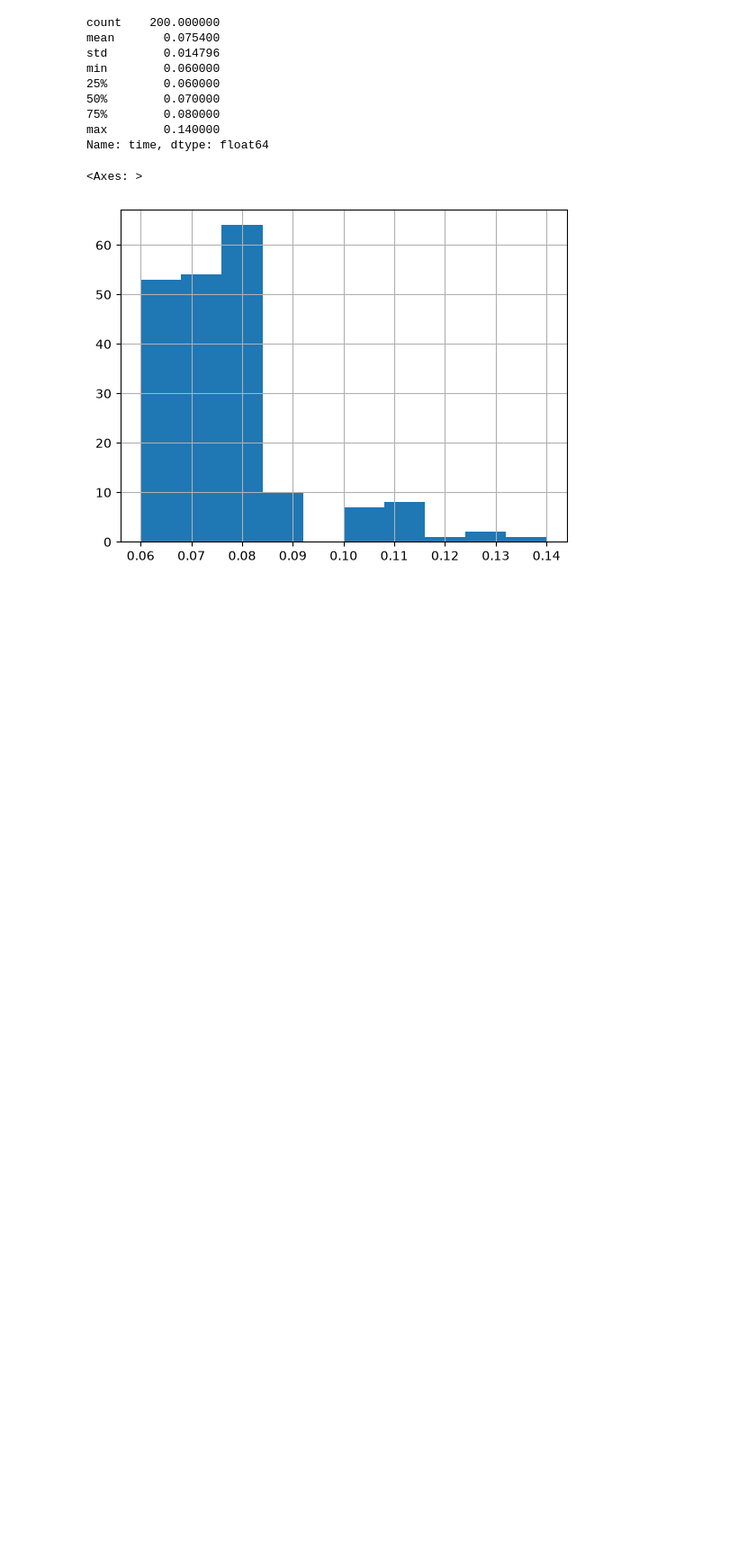
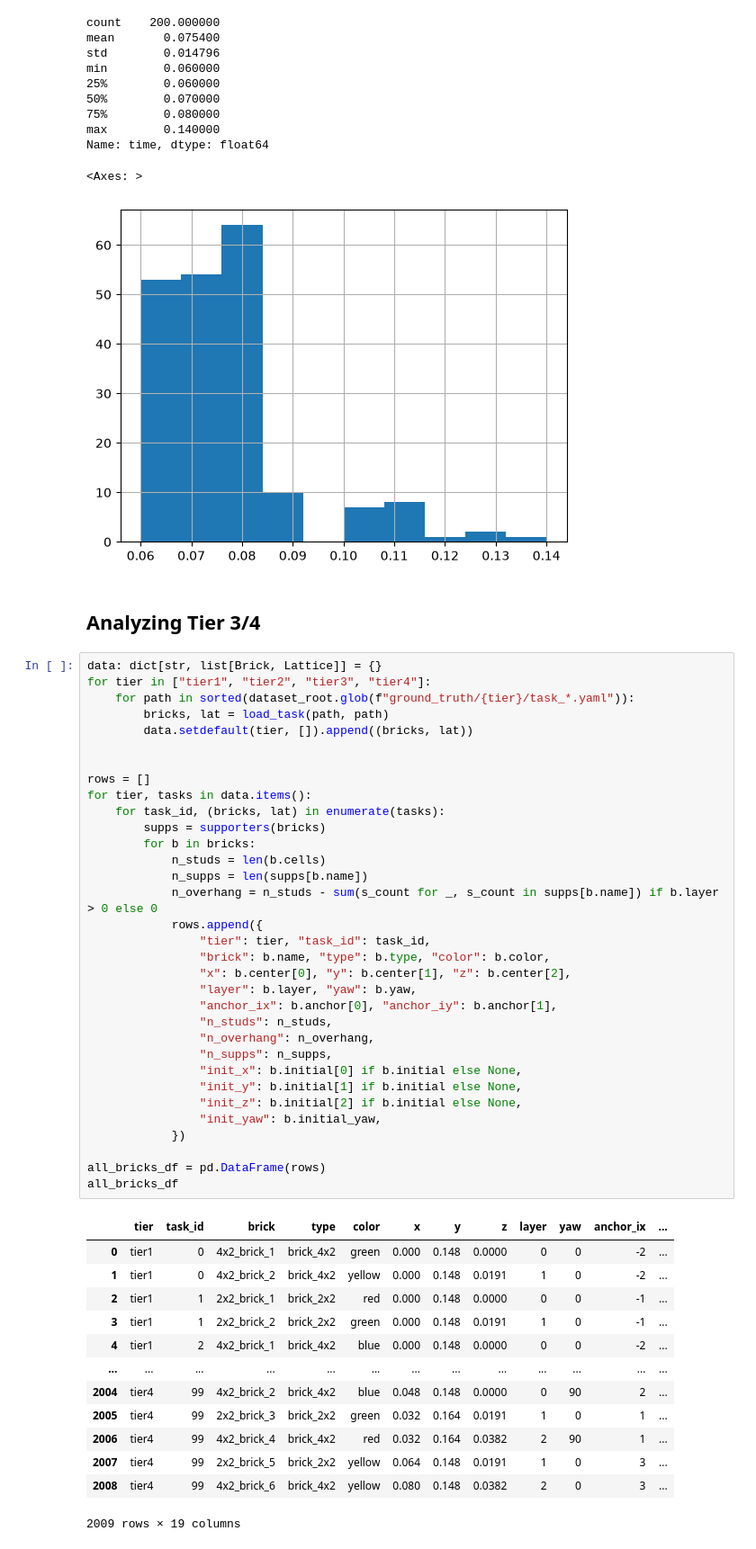
Before and after one commit to maxazv/lego-workbenchmark, a Jupyter notebook: src/analysis.ipynb, the cells around one changed output. Shown at 90% size. Drawn from its saved outputs; the diff is of its cells as text; blank space fills up the shorter version.

```diff
--- a/src/analysis.ipynb
+++ b/src/analysis.ipynb
@@ -289,3 +289,52 @@ max        0.140000
 Name: time, dtype: float64
 <Axes: >
 [figure]
+# %% [markdown]
+## Analyzing Tier 3/4
+# %%
+data: dict[str, list[Brick, Lattice]] = {}
+for tier in ["tier1", "tier2", "tier3", "tier4"]:
+    for path in sorted(dataset_root.glob(f"ground_truth/{tier}/task_*.yaml")):
+        bricks, lat = load_task(path, path)
+        data.setdefault(tier, []).append((bricks, lat))
+
+
+rows = []
+for tier, tasks in data.items():
+    for task_id, (bricks, lat) in enumerate(tasks):
+        supps = supporters(bricks)
+        for b in bricks:
+            n_studs = len(b.cells)
+            n_supps = len(supps[b.name])
+            n_overhang = n_studs - sum(s_count for _, s_count in supps[b.name]) if b.layer > 0 else 0
+            rows.append({
+                "tier": tier, "task_id": task_id,
+                "brick": b.name, "type": b.type, "color": b.color,
+                "x": b.center[0], "y": b.center[1], "z": b.center[2],
+                "layer": b.layer, "yaw": b.yaw,
+                "anchor_ix": b.anchor[0], "anchor_iy": b.anchor[1],
+                "n_studs": n_studs,
+                "n_overhang": n_overhang,
+                "n_supps": n_supps,
+                "init_x": b.initial[0] if b.initial else None,
+                "init_y": b.initial[1] if b.initial else None,
+                "init_z": b.initial[2] if b.initial else None,
+                "init_yaw": b.initial_yaw,
+            })
+
+all_bricks_df = pd.DataFrame(rows)
+all_bricks_df
+# %% [output]
+|  | tier | task_id | brick | type | color | x | y | z | layer | yaw | anchor_ix | ... |
+| 0 | tier1 | 0 | 4x2_brick_1 | brick_4x2 | green | 0.000 | 0.148 | 0.0000 | 0 | 0 | -2 | ... |
+| 1 | tier1 | 0 | 4x2_brick_2 | brick_4x2 | yellow | 0.000 | 0.148 | 0.0191 | 1 | 0 | -2 | ... |
+| 2 | tier1 | 1 | 2x2_brick_1 | brick_2x2 | red | 0.000 | 0.148 | 0.0000 | 0 | 0 | -1 | ... |
+| 3 | tier1 | 1 | 2x2_brick_2 | brick_2x2 | green | 0.000 | 0.148 | 0.0191 | 1 | 0 | -1 | ... |
+| 4 | tier1 | 2 | 4x2_brick_1 | brick_4x2 | blue | 0.000 | 0.148 | 0.0000 | 0 | 0 | -2 | ... |
+| ... | ... | ... | ... | ... | ... | ... | ... | ... | ... | ... | ... | ... |
+| 2004 | tier4 | 99 | 4x2_brick_2 | brick_4x2 | blue | 0.048 | 0.148 | 0.0000 | 0 | 90 | 2 | ... |
+| 2005 | tier4 | 99 | 2x2_brick_3 | brick_2x2 | green | 0.032 | 0.164 | 0.0191 | 1 | 0 | 1 | ... |
+| 2006 | tier4 | 99 | 4x2_brick_4 | brick_4x2 | red | 0.032 | 0.164 | 0.0382 | 2 | 90 | 1 | ... |
+| 2007 | tier4 | 99 | 2x2_brick_5 | brick_2x2 | yellow | 0.064 | 0.148 | 0.0191 | 1 | 0 | 3 | ... |
+| 2008 | tier4 | 99 | 4x2_brick_6 | brick_4x2 | yellow | 0.080 | 0.148 | 0.0382 | 2 | 0 | 3 | ... |
+2009 rows × 19 columns
```
Also changed, not shown: parts of 3 cells of this notebook, 8 other files.
